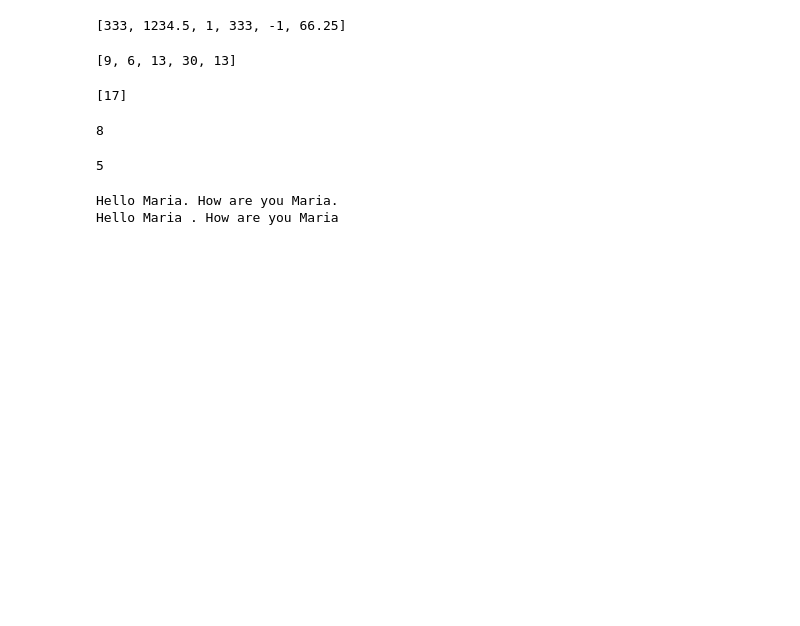
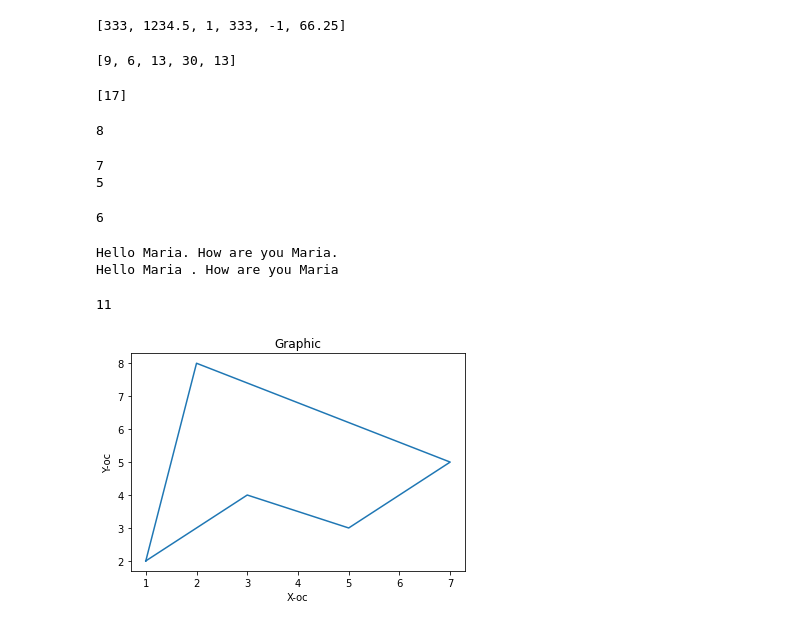
Before and after one commit to mases777/Python-Projects, a Jupyter notebook: First01.ipynb, the cells around one changed output. Saved outputs shown, nothing was run; the diff lists cells and outputs as text; code cells hidden in the pictures; blank space fills up the shorter version.

```diff
--- a/First01.ipynb
+++ b/First01.ipynb
@@ -293,19 +293,23 @@ a[-2]
 # %% [output]
 8
 # %%
-def maximum(a,b,c,):
-  if a>b:
-    if a>c:
+def maximum(a, b, c):
+  if a > b:
+    if a > c:
       return a
     else:
       return c
-  elif b>c:
+  elif b > c:
     return b
   else:
     return c
-maximum (4,5,3)
+print(maximum (7, 5, 3))
+print(maximum (4, 5, 3))
+maximum (1, 2, 6)
 # %% [output]
+7
 5
+6
 # %%
 def testfunc(myname):
   print("Hello %s." %myname, "How are you %s." %myname)
@@ -314,3 +318,20 @@ testfunc("Maria")
 # %% [output]
 Hello Maria. How are you Maria.
 Hello Maria . How are you Maria
+# %%
+def maximum2(a, b, c, d, e):
+  return max(a, b, c, d, e)
+maximum2(8, 5, 3, 9, 11)
+# %% [output]
+11
+# %%
+import matplotlib.pyplot as plt
+x = [1,3,5,7,2,1]
+y = [2,4,3,5,8,2]
+plt.plot(x,y)
+plt.xlabel("X-oc")
+plt.ylabel("Y-oc")
+plt.title("Graphic")
+plt.show()
+# %% [output]
+[figure, added]
```
Also changed, not shown: parts of 1 cell of this notebook.
